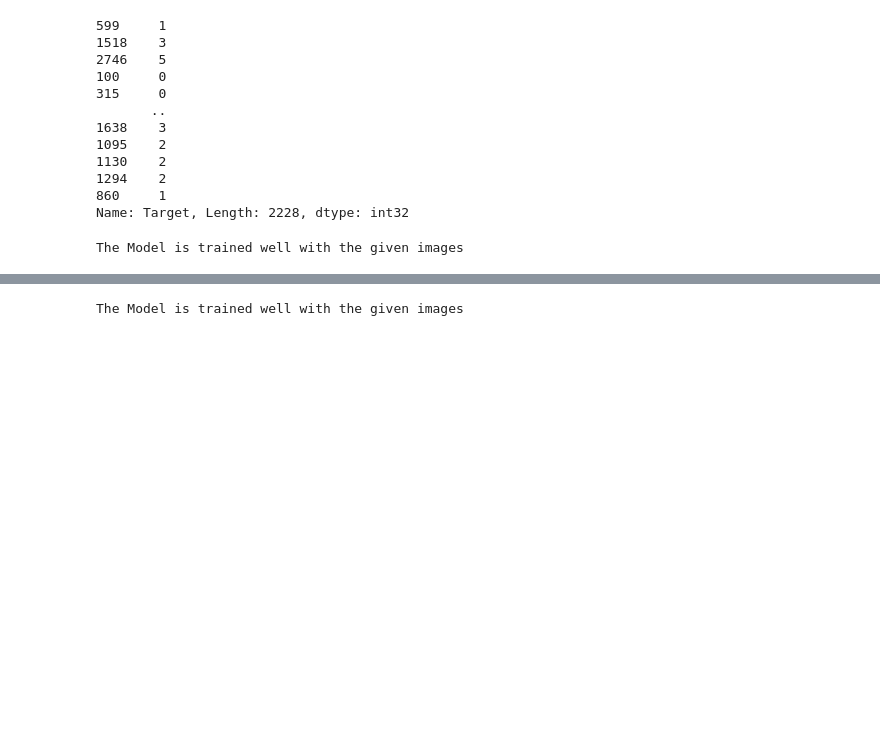
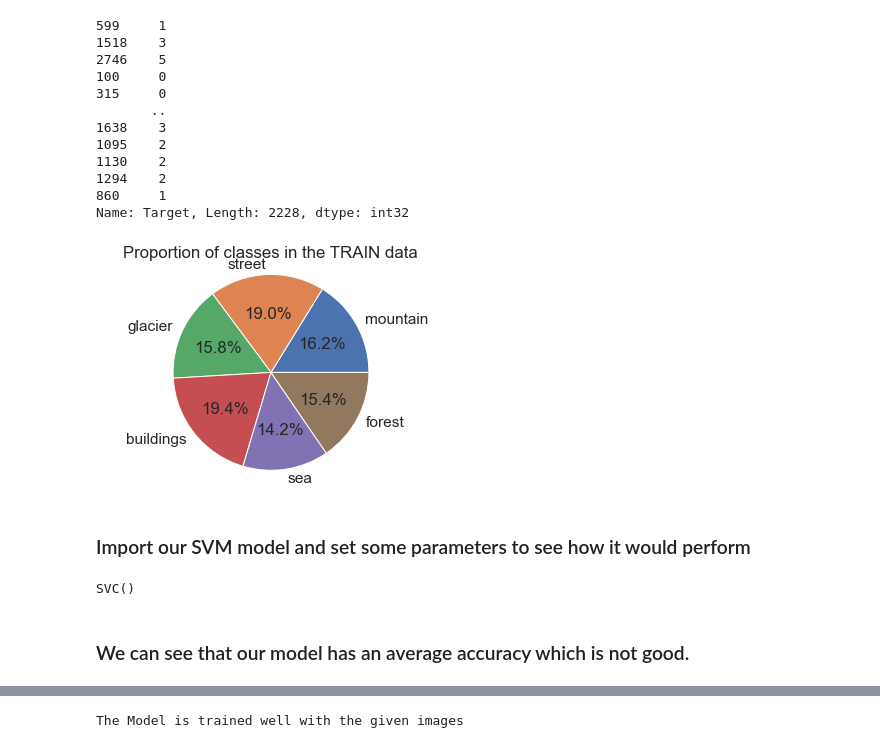
Before and after one commit to SDog6/JupiterNotebooks, a Jupyter notebook: Personal Challenge/Intel Image Classification.ipynb, the cells around one changed output, grey strips where cells are left out. Saved outputs shown, nothing was run; the diff lists cells and outputs as text; code cells hidden in the pictures; blank space fills up the shorter version.

```diff
--- a/Personal Challenge/Intel Image Classification.ipynb
+++ b/Personal Challenge/Intel Image Classification.ipynb
@@ -458,9 +562,22 @@ x_train = x_train / 255.0
+# %%
+#Count the labels we have
+_, train_counts = np.unique(y_train, return_counts=True)
+#Plot the result of our train and test counting
+plt.pie(train_counts,
+        explode=(0, 0, 0, 0, 0, 0) ,
+        labels=class_names,
+        autopct='%1.1f%%')
+plt.axis('equal')
+plt.title('Proportion of classes in the TRAIN data')
+plt.show()
+# %% [output]
+[figure, added]
+# %% [markdown]
+### Import our SVM model and set some parameters to see how it would perform
 # %%
 from sklearn.svm import SVC # SVC is for classification, an SVR for regression exists as well.
-model = SVC(C = 1,gamma = 'scale',kernel = 'poly')
+SVMModel = SVC(gamma = 'scale')
+SVMModel.fit(x_train,y_train)
+# %% [output]
+SVC()
-# %%
-model.fit(x_train,y_train)
-print('The Model is trained well with the given images')
-# %% [output]
-The Model is trained well with the given images
 # %%
@@ -468,3 +585,5 @@ y_pred=model.predict(x_test)
+# %% [markdown]
+### We can see that our model has an average accuracy which is not good.
 # %%
 from sklearn.metrics import accuracy_score
 print(f"The model is {accuracy_score(y_pred,y_test)*100}% accurate")
```
Also changed, not shown: parts of 51 cells of this notebook, 4 other files.
